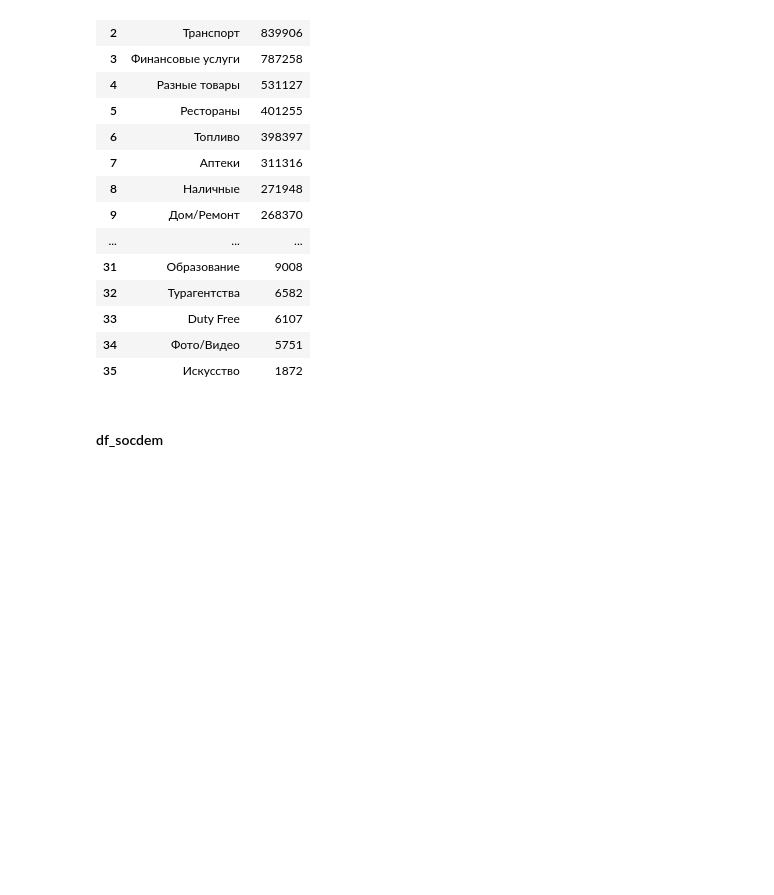
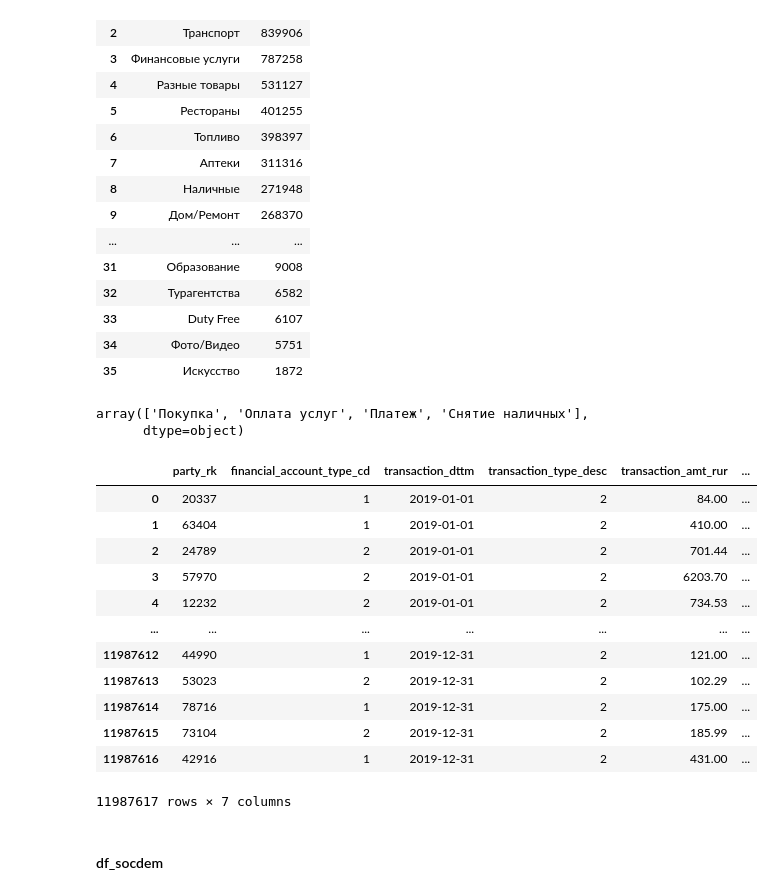
Before and after one commit to Stuksus/Hakaton_Finodays, a Jupyter notebook: temp_version.ipynb, the cells around one changed output. Cells and saved outputs as stored; diff of their text form; code cells hidden in the pictures; blank space fills up the shorter version.

```diff
--- a/temp_version.ipynb
+++ b/temp_version.ipynb
@@ -158,3 +135,20 @@ df_train['category'].value_counts().reset_index()
 | 33 | Duty Free | 6107 |
 | 34 | Фото/Видео | 5751 |
 | 35 | Искусство | 1872 |
+# %%
+# category - ктегориальный признак, переведем его в тип int
+df_train['category'] = df_train['category'].fillna('')
+df_train['category'] = df_train['category'].astype(str)
+
+le = preprocessing.LabelEncoder()
+le.fit(df_train['category'])
+df_train['category'] = le.transform(df_train['category'])
+# %%
+df_train['transaction_type_desc'].unique()
+# %% [output]
+array(['Покупка', 'Оплата услуг', 'Платеж', 'Снятие наличных'],
+      dtype=object)
+# %%
+# transaction_type_desc - ктегориальный признак, переведем его в тип int
+le.fit(df_train['transaction_type_desc'])
+df_train['transaction_type_desc'] = le.transform(df_train['transaction_type_desc'])
@@ -161,3 +157,19 @@ df_train['category'].value_counts().reset_index()
+# %%
+df_train
+# %% [output]
+|  | party_rk | financial_account_type_cd | transaction_dttm | transaction_type_desc | transaction_amt_rur | ... |
+| 0 | 20337 | 1 | 2019-01-01 | 2 | 84.00 | ... |
+| 1 | 63404 | 1 | 2019-01-01 | 2 | 410.00 | ... |
+| 2 | 24789 | 2 | 2019-01-01 | 2 | 701.44 | ... |
+| 3 | 57970 | 2 | 2019-01-01 | 2 | 6203.70 | ... |
+| 4 | 12232 | 2 | 2019-01-01 | 2 | 734.53 | ... |
+| ... | ... | ... | ... | ... | ... | ... |
+| 11987612 | 44990 | 1 | 2019-12-31 | 2 | 121.00 | ... |
+| 11987613 | 53023 | 2 | 2019-12-31 | 2 | 102.29 | ... |
+| 11987614 | 78716 | 1 | 2019-12-31 | 2 | 175.00 | ... |
+| 11987615 | 73104 | 2 | 2019-12-31 | 2 | 185.99 | ... |
+| 11987616 | 42916 | 1 | 2019-12-31 | 2 | 431.00 | ... |
+11987617 rows × 7 columns
 # %% [markdown]
 #### df_socdem
 # %%
```
Also changed, not shown: parts of 31 cells of this notebook.
